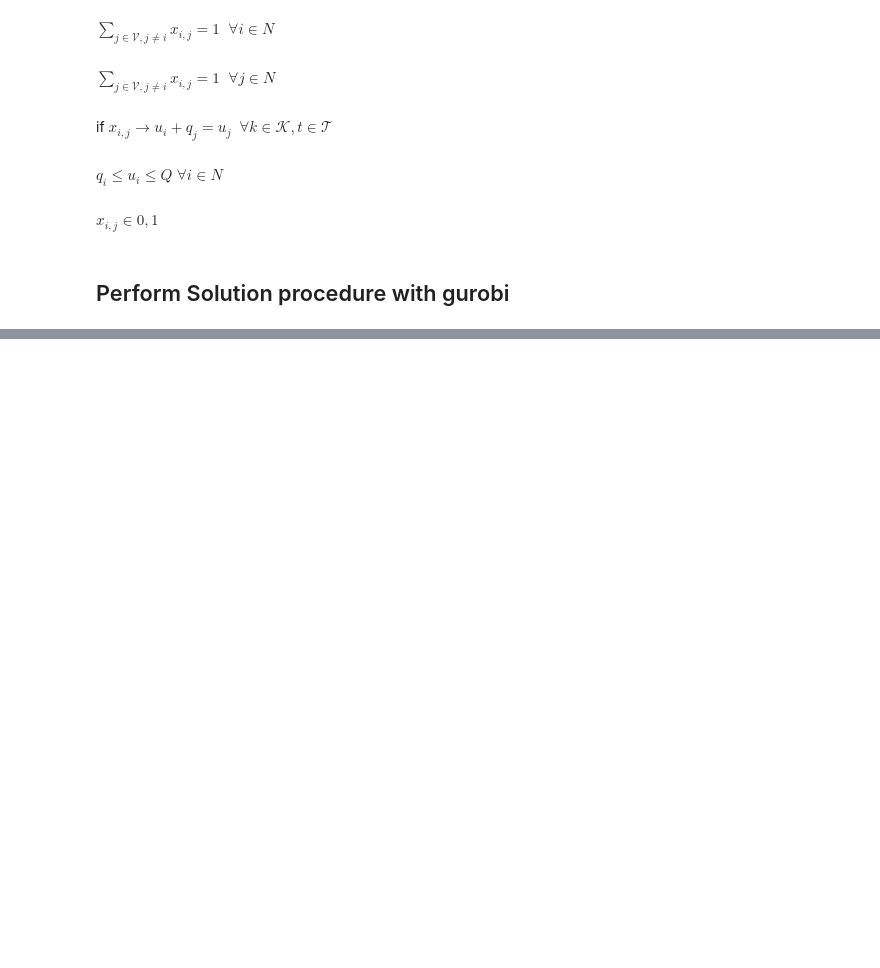
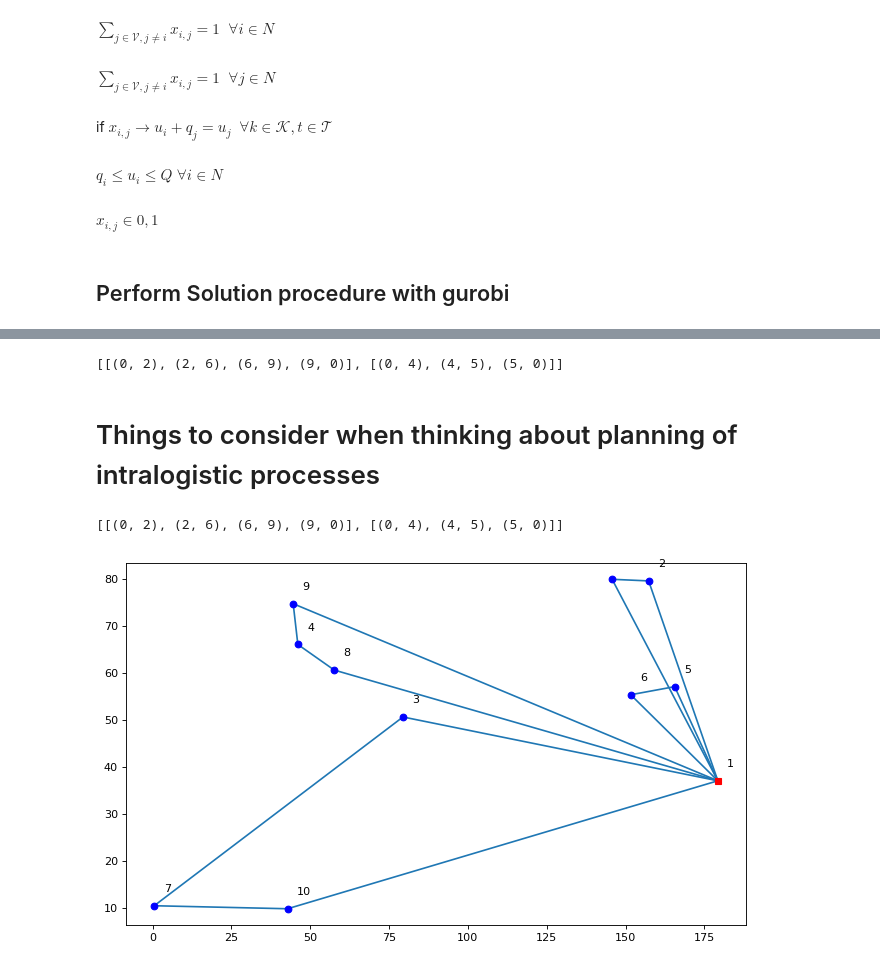
Before and after one commit to EduKru/An-Optimization-Portfolio-Decision-Science, a Jupyter notebook: VRP/VRP-gurobi.ipynb, the cells around one changed output, grey strips where cells are left out. Drawn from its saved outputs; the diff is of its cells as text; code cells hidden in the pictures; blank space fills up the shorter version.

```diff
--- a/VRP/VRP-gurobi.ipynb
+++ b/VRP/VRP-gurobi.ipynb
@@ -114,7 +120,7 @@ def GetRouteRemoveEdgesFromLi(startingEdge, li):
 
 routes = []
 
-for i in range(0,2):
+for i in range(0,10):
     routes.append(GetRouteRemoveEdgesFromLi(active_arcs[i],active_arcs))
     #we get error message when amoutn of routes is less than 3
 
@@ -149,0 +145,24 @@ for i, txt in enumerate(q):
+# %%
+routes
+# %% [output]
+[[(0, 2), (2, 6), (6, 9), (9, 0)], [(0, 4), (4, 5), (5, 0)]]
+# %% [markdown]
+# Things to consider when thinking about planning of intralogistic processes
+# %%
+routes
+# %% [output]
+[[(0, 2), (2, 6), (6, 9), (9, 0)], [(0, 4), (4, 5), (5, 0)]]
+# %%
+color = ['tab:blue','tab:orange','tab:green','tab:red','tab:purple','tab:brown','tab:pink','tab:gray','tab:olive','tab:cyan']
+
+plt.figure(figsize=(10, 6), dpi=80)
+for i,j in active_arcs:
+    plt.plot([xc[i], xc[j]], [yc[i], yc[j]], c="tab:blue", zorder=0)
+
+plt.plot(xc[0], yc[0], c='r', marker='s')
+plt.scatter(xc[1:], yc[1:], c='b')
+
+for i, txt in enumerate(q):
+    plt.annotate(txt, (xc[i]+3, yc[i]+3))
+# %% [output]
+[figure, added]
```
Also changed, not shown: parts of 10 cells of this notebook, 2 other files.
